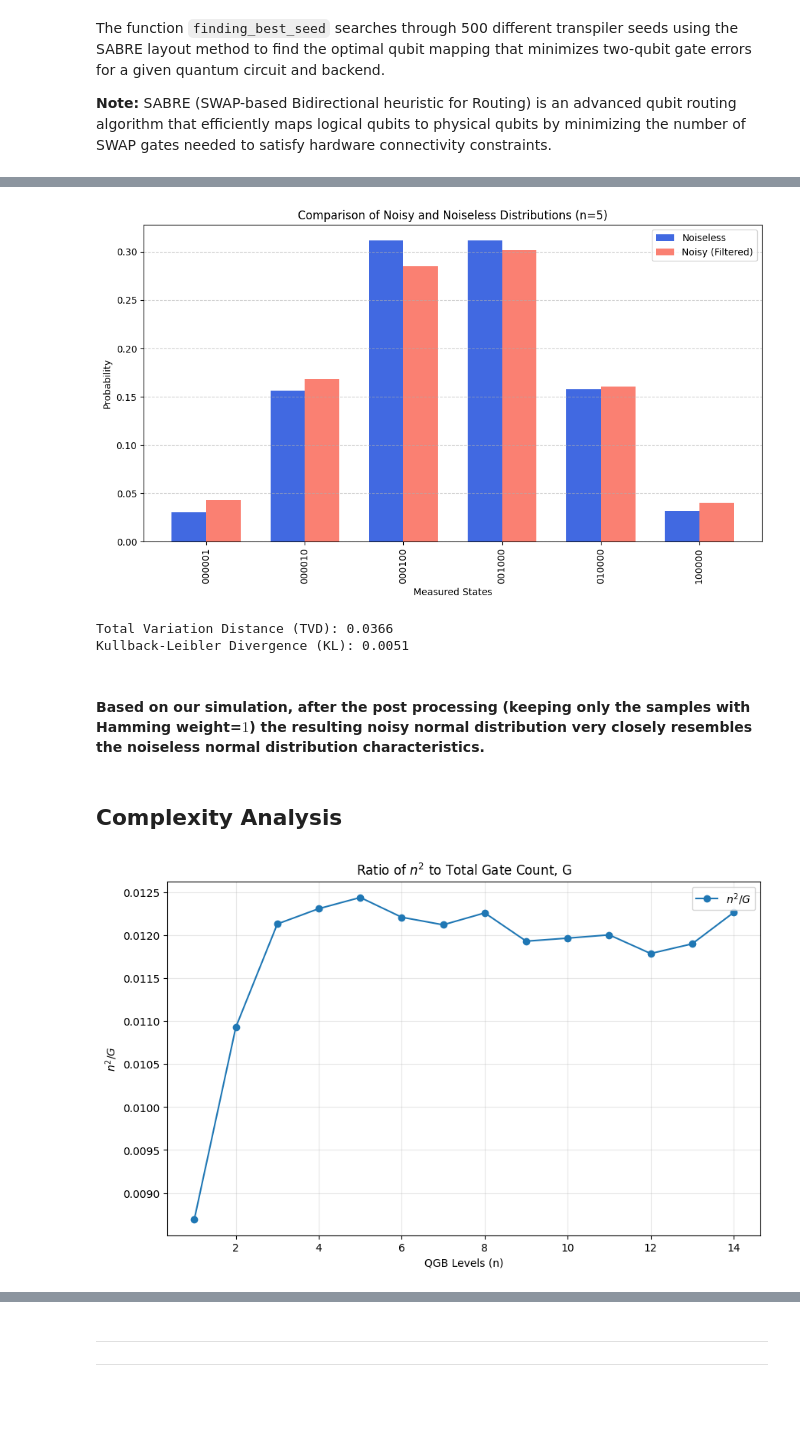
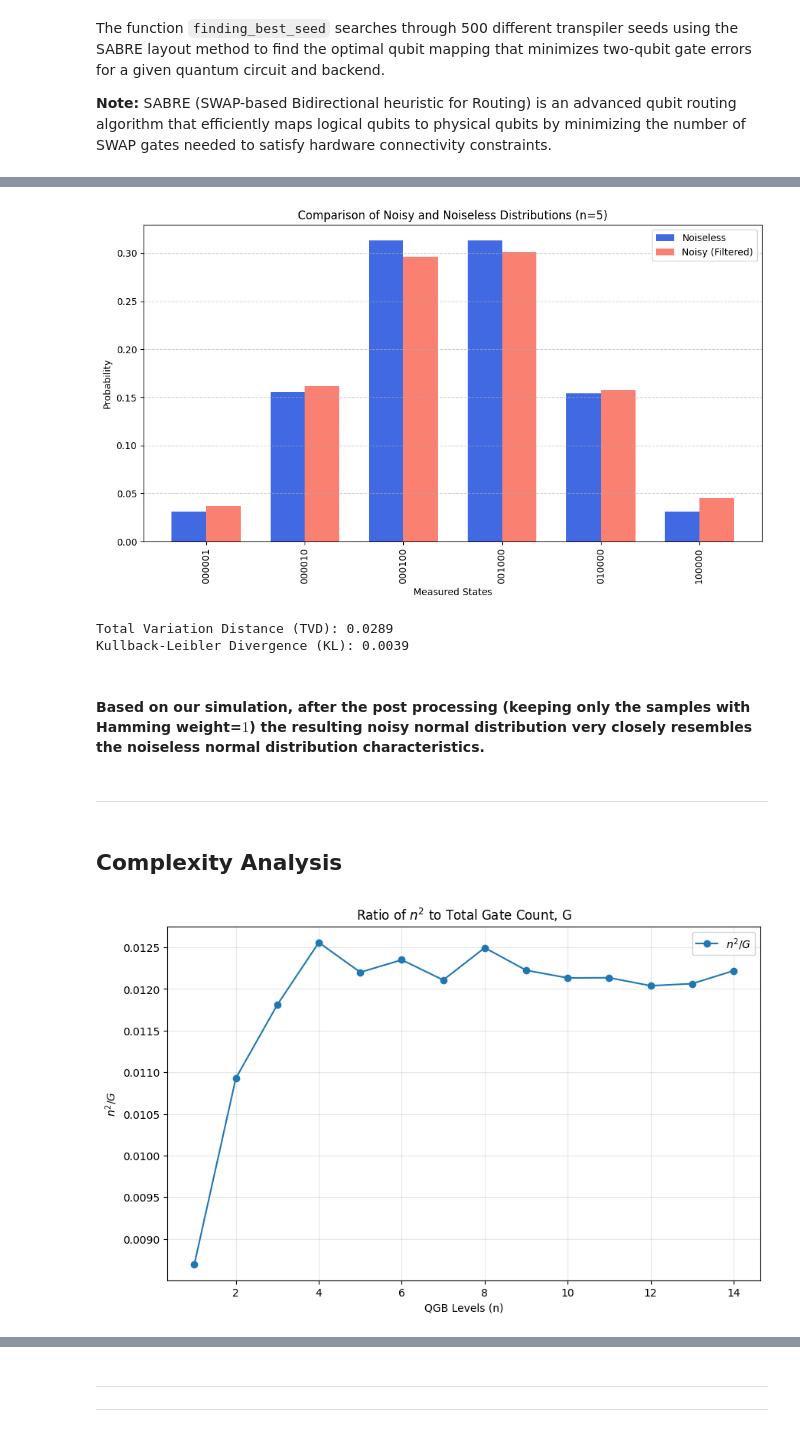
Before and after one commit to virajd98/Q-Plinkers, a Jupyter notebook: Final Notebooks/Noisy_QGB.ipynb, the cells around one changed output, grey strips where cells are left out. Saved outputs shown, nothing was run; the diff lists cells and outputs as text; code cells hidden in the pictures; blank space fills up the shorter version.

```diff
--- a/Final Notebooks/Noisy_QGB.ipynb
+++ b/Final Notebooks/Noisy_QGB.ipynb
@@ -520,6 +642,6 @@ Kullback-Leibler Divergence (KL): 0.0001
 # %%
 n=5 # number of levels in the Galton board
-qc = Generalized_Galton_Board.galton_box_shifted(n, HGate(), draw=False)
+qc = galton_box_shifted(n, HGate(), draw=False)
 backend = AerSimulator.from_backend(noisy_fake_backends[1])  # Using the noisy simulator for ibm_torino
 qc_transpiled = transpile(qc, backend, optimization_level=3)
 
@@ -544,41 +666,43 @@ compare_distributions(noisy_counts, noiseless_counts, n=n,
                       show_metrics=True,
                       return_metrics=False)
 # %% [output]
-[figure, old version]
+[figure, new version]
-Total Variation Distance (TVD): 0.0366
-Kullback-Leibler Divergence (KL): 0.0051
+Total Variation Distance (TVD): 0.0289
+Kullback-Leibler Divergence (KL): 0.0039
 # %% [markdown]
 #### Based on our simulation, after the post processing (keeping only the samples with Hamming weight=$1$) the resulting noisy normal distribution very closely resembles the noiseless normal distribution characteristics.
+# %% [markdown]
+____
 # %% [markdown]
 ## Complexity Analysis
 # %%
 N = []
 total_gates = []
 for n in range(1, 15):
-    qc = Generalized_Galton_Board.galton_box_shifted(n, HGate(), draw=False)
+    qc = galton_box_shifted(n, HGate(), draw=False)
     backend = AerSimulator.from_backend(noisy_fake_backends[1])  # Using the noisy simulator for ibm_torino
     compiled = transpile(qc, backend, optimization_level=3)
     total_gate = sum(compiled.count_ops().values())
     N.append(n)
     total_gates.append(total_gate)
 
 N_array = np.array(N)
 total_gates_array = np.array(total_gates)
 
 # Calculate the ratio n^2 / Total Gate Count
 ratio_n2_gates = (N_array ** 2) / total_gates_array
 
 
 fig, ax = plt.subplots(figsize=(10, 6))
 ax.set_xlabel('QGB Levels (n)')
 ax.set_ylabel(r'$n^2 / G$')
 ax.plot(N, ratio_n2_gates, 'o-', label=r'$n^2 / G$')
 ax.set_title(r'Ratio of $n^2$ to Total Gate Count, G')
 ax.grid(True, alpha=0.3)
 ax.legend()
 plt.show()
 # %% [output]
-[figure, old version]
+[figure, new version]
 # %%
 N = []
 circuit_depths = []
```
Also changed, not shown: parts of 26 cells of this notebook, 5 other files.
